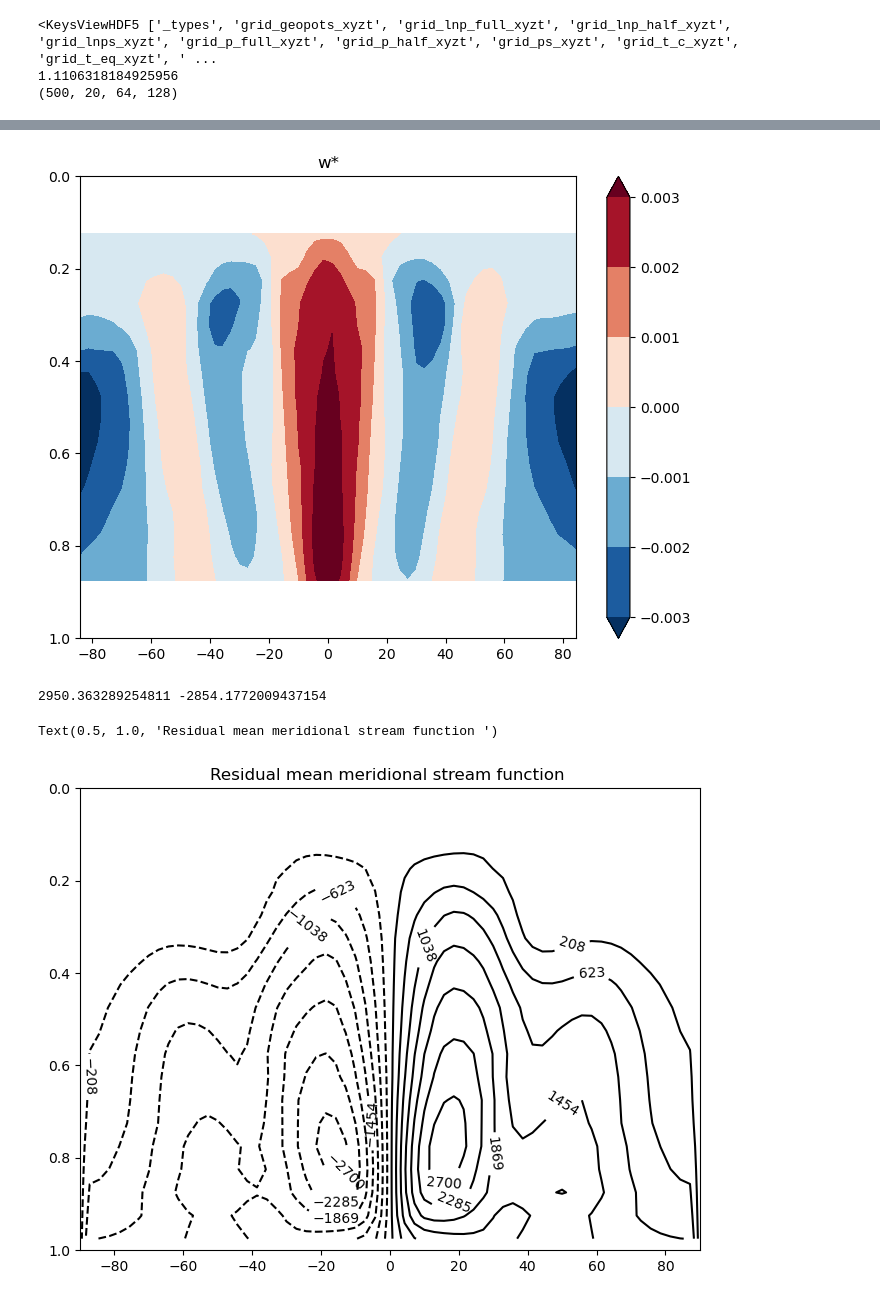
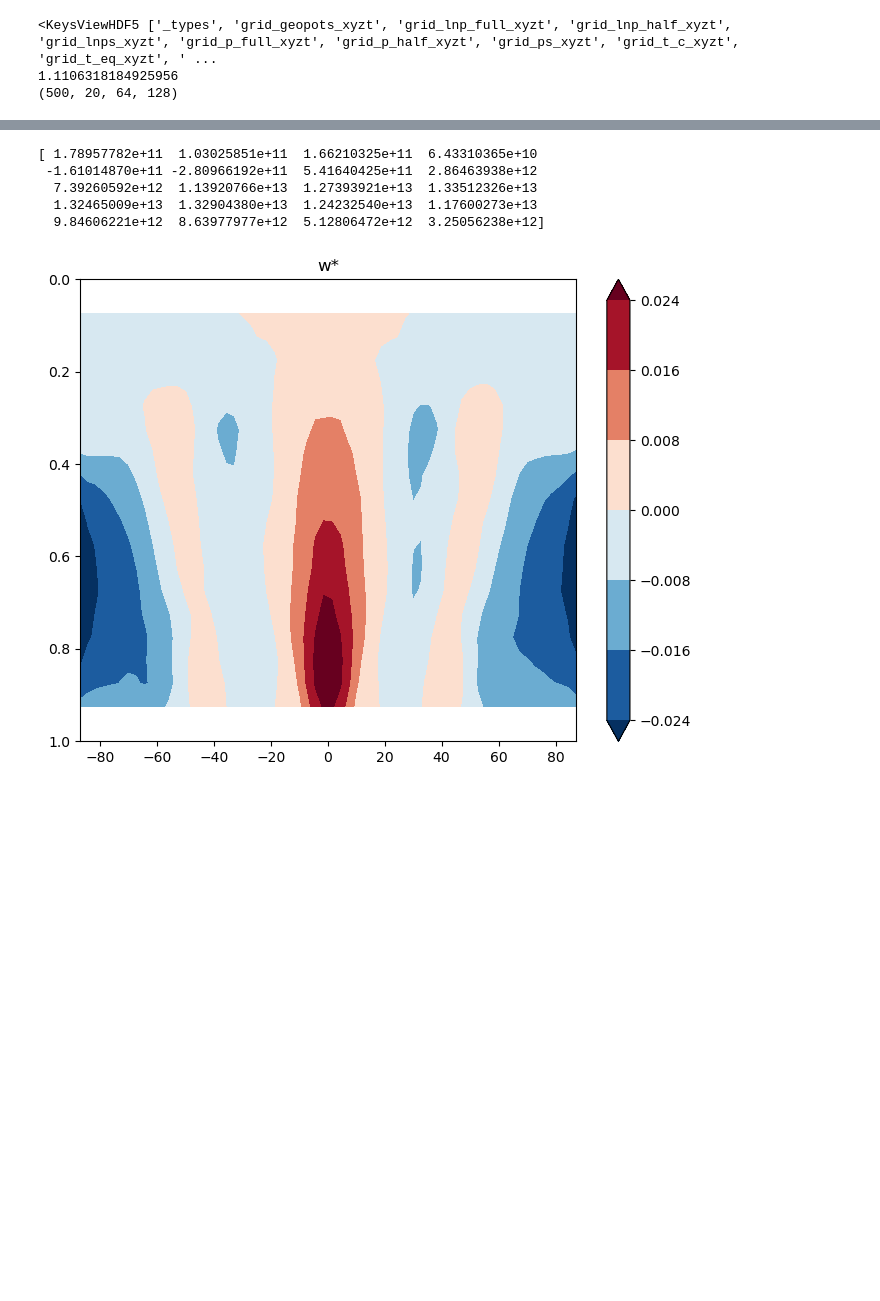
Before and after one commit to PeterChang1023/decor_final, a Jupyter notebook: dycore/IdealizeSpetral.jl/exp/HSt42/try_v_star.ipynb, the cells around one changed output, grey strips where cells are left out. Saved outputs shown, nothing was run; the diff lists cells and outputs as text; code cells hidden in the pictures; blank space fills up the shorter version.

```diff
--- a/dycore/IdealizeSpetral.jl/exp/HSt42/try_v_star.ipynb
+++ b/dycore/IdealizeSpetral.jl/exp/HSt42/try_v_star.ipynb
@@ -186,9 +183,10 @@ def plot_V_W_80(pr):
 # %%
-psi_w, psi_1, psi_2, vTEM, wTEM, wTEM1, wTEM2, vTEM1, vTEM2,VTHzmtm, rho_0, THETAz,VTHzmtm, THzmtm, vTEM_tempdz, wTEM_tempdphi, wTEM_temp, rho_0_all = plot_V_W_80(0)
+vTEM, wTEM, wTEM1, wTEM2, rho_0, Wzmtm, w, Vza, VTHzm, sigma_onlyz,wTEM_tempdphi,p, ps = plot_V_W_80(0)
 
 # print((theta_result).shape)
 plt.figure(figsize=(8,6))
 y = np.linspace(-90,90,64)
+
 sigma_mean = np.nanmean(p/ps, axis=(0,3))
 sigma_onlyz = np.nanmean(sigma_mean, axis=1)
 yy, sigma_mean2 = np.meshgrid(y,sigma_onlyz)
@@ -213,57 +214,39 @@ plt.show()
 # %%
 import cmaps
 ### poleward heat flux
-a = 6.371e6
-lat   = np.linspace(-90, 90, 64)
-phi = np.tile(np.deg2rad(lat).reshape(1,64),(20,1)) # Get latitude in radians
-# phi[:,0] = np.nan
-# phi[:,-1] = np.nan
-cphi  = np.cos(phi)
+# a = 6.37122e6
+# lat   = np.linspace(-90, 90, 64)
+# phi = np.tile(np.deg2rad(lat).reshape(1,64),(20,1)) # Get latitude in radians
+# # phi[:,0] = np.nan
+# # phi[:,-1] = np.nan
+# cphi  = np.cos(phi)
+# acphi = a * cphi
+###############################
+# w = -omega / rho_0_all / g
+# try_w = np.nanmean(w, axis=(0,3))
+# print(np.nanmax(wTEM[:,0]))
+print(wTEM[:,-1])
+# wTEM[:,0] = np.nan
+# wTEM[:,-1] = np.nan
 
-acphi = a * cphi
-###############################
-w = -omega / rho_0_all / g
-try_w = np.nanmean(w, axis=(0,3))
+# wTEM[:,0] = np.nan
+# Wzmtm = np.nanmean(w, axis=(0,3))
 plt.figure(figsize=(8,6))
-plt.contourf(yy[2:-2,2:-2], sigma_mean2[2:-2,2:-2],wTEM[2:-2,2:-2], cmap="RdBu_r", extend="both")
+plt.contourf(yy[1:-1,1:-1], sigma_mean2[1:-1,1:-1],-wTEM[1:-1,1:-1], cmap="RdBu_r", extend="both")
+# plt.contourf(yy[1:-1,1:-1], sigma_mean2[1:-1,1:-1],np.nanmean(w, axis=(0,3))[1:-1,1:-1], cmap="RdBu_r", extend="both")
+
+# plt.contourf(yy[2:-2,2:-2], sigma_mean2[2:-2,2:-2],wTEM[2:-2,2:-2], cmap="RdBu_r", extend="both")
+# plt.contourf(yy, sigma_mean2,phi, cmap="RdBu_r", extend="both")
+
 plt.ylim([1,0])
 plt.colorbar()
 plt.title("w*")
 plt.show()
-#################################
-# cal psi and plot
-# for w
-psi_w1 = np.nanmean(w , axis=(0,3))
-psi_w2 = np.nanmean(w , axis=(0,3))
-# phi = np.tile(np.deg2rad(lat).reshape(1,64),(20,1)) # Get latitude in radians
-# cphi  = np.cos(phi)
-# acphi = a * cphi
-
-# print(phi[:,1])
-
-psi_w1[:,0] = 0
-for ilat in range(1,64-1):
-    dlat = phi[:,ilat] - phi[:,ilat-1]
-    psi_w1[:,ilat] =  psi_w1[:,ilat-1] + (dlat * rho_0[:,ilat] * acphi[:,ilat] * wTEM[:,ilat])
-    # print(psi_w1[:,ilat])
-
-psi_w2[:,64-1] = 0
-for jlat in range(1,64-1):
-    ilat = 64 -1 - jlat
-    dlat = phi[:,ilat] - phi[:,ilat+1]
-    psi_w2[:,ilat] =  psi_w2[:,ilat+1] + (dlat * rho_0[:,ilat] * acphi[:,ilat] * wTEM[:,ilat])
-
-psi_w = 0.5*(psi_w1+psi_w2)
-#######################################
-plt.figure(figsize=(8,6))
-CS = plt.contour(yy,sigma_mean2, psi_w, levels=np.linspace(-2700,2700,14), colors='k')
-print(np.nanmax(psi_w), np.nanmin(psi_w))
-plt.clabel(CS)
-plt.ylim([1,0])
-plt.title("Residual mean meridional stream function ") #(kg $m^{-1}$ $s^{-1}$)
 # %% [output]
+[ 1.78957782e+11  1.03025851e+11  1.66210325e+11  6.43310365e+10
+ -1.61014870e+11 -2.80966192e+11  5.41640425e+11  2.86463938e+12
+  7.39260592e+12  1.13920766e+13  1.27393921e+13  1.33512326e+13
+  1.32465009e+13  1.32904380e+13  1.24232540e+13  1.17600273e+13
+  9.84606221e+12  8.63977977e+12  5.12806472e+12  3.25056238e+12]
-[figure, old version]
+[figure, new version]
-2950.363289254811 -2854.1772009437154
-Text(0.5, 1.0, 'Residual mean meridional stream function ')
-[figure, removed]
 # %%
```
Also changed, not shown: parts of 4 cells of this notebook.
